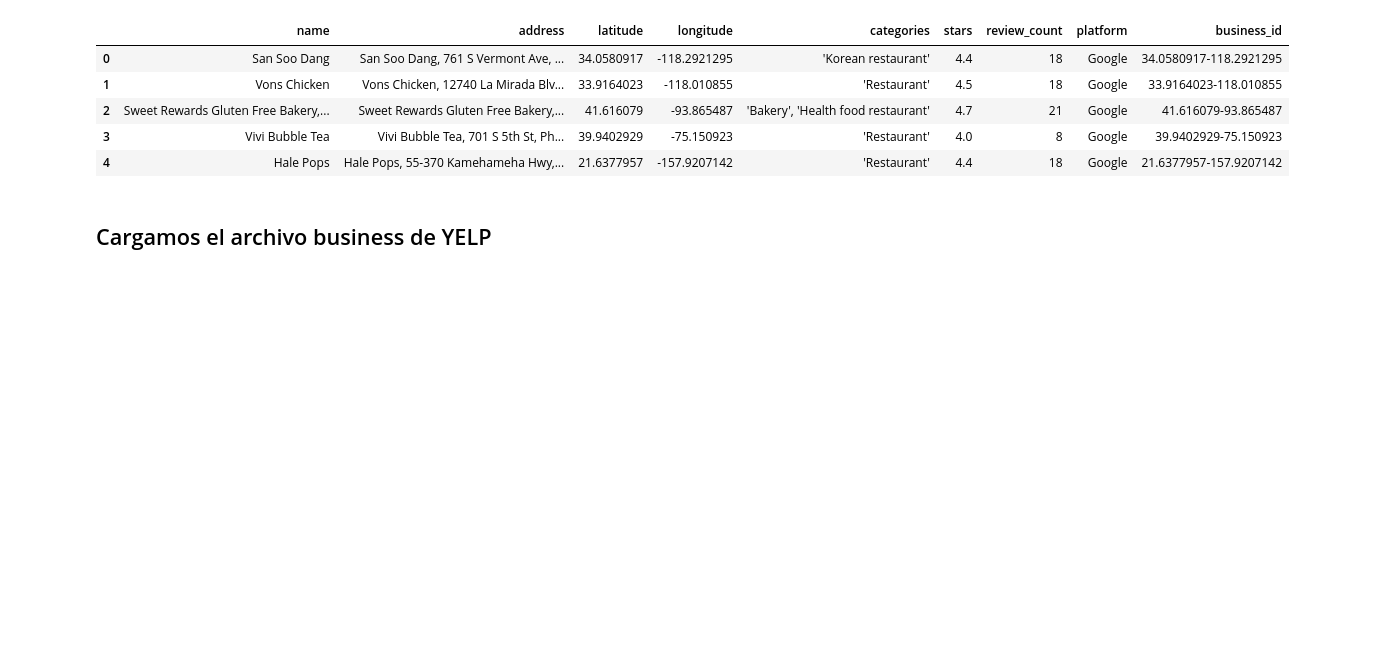
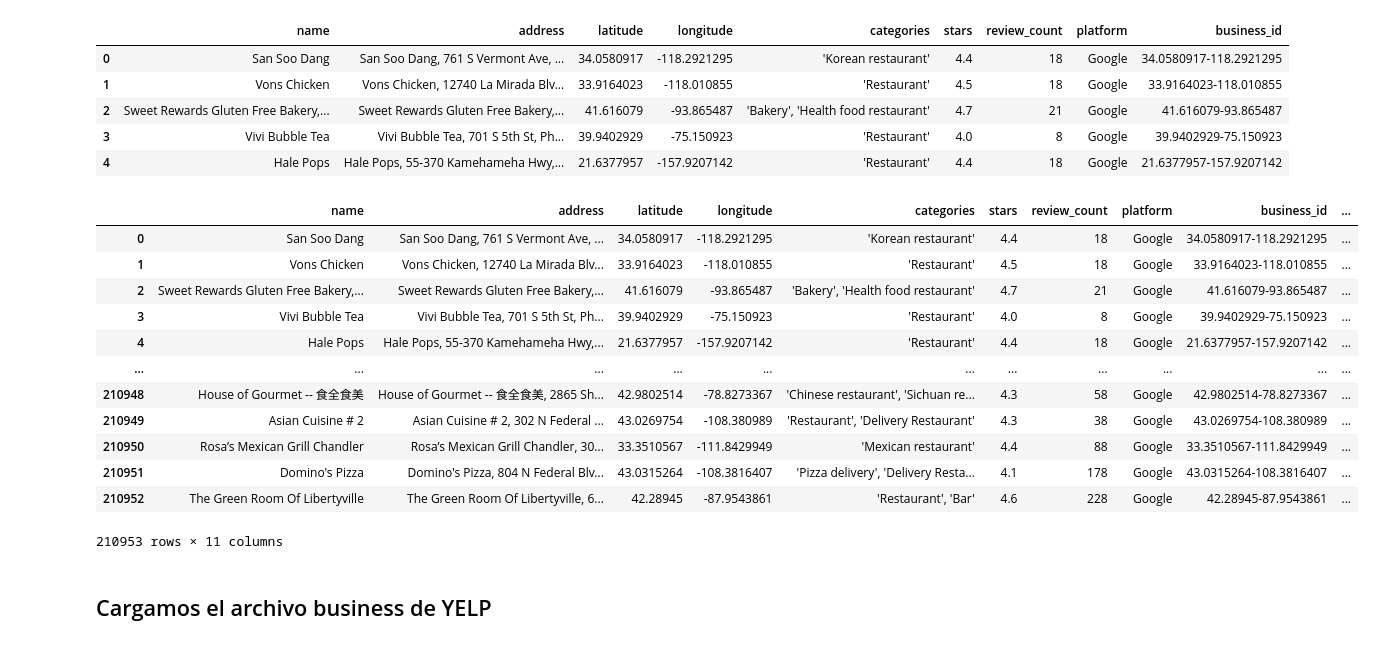
Before and after one commit to LucaTraversa17/ProyectoFinalHenry, a Jupyter notebook: ETL/ETL_UnificacionTablas.ipynb, the cells around one changed output. Saved outputs shown, nothing was run; the diff lists cells and outputs as text; code cells hidden in the pictures; blank space fills up the shorter version.

```diff
--- a/ETL/ETL_UnificacionTablas.ipynb
+++ b/ETL/ETL_UnificacionTablas.ipynb
@@ -59,3 +74,19 @@ df_bgu.head()
+# %%
+df_bgu
+# %% [output]
+|  | name | address | latitude | longitude | categories | stars | review_count | platform | business_id | ... |
+| 0 | San Soo Dang | San Soo Dang, 761 S Vermont Ave, ... | 34.0580917 | -118.2921295 | 'Korean restaurant' | 4.4 | 18 | Google | 34.0580917-118.2921295 | ... |
+| 1 | Vons Chicken | Vons Chicken, 12740 La Mirada Blv... | 33.9164023 | -118.010855 | 'Restaurant' | 4.5 | 18 | Google | 33.9164023-118.010855 | ... |
+| 2 | Sweet Rewards Gluten Free Bakery,... | Sweet Rewards Gluten Free Bakery,... | 41.616079 | -93.865487 | 'Bakery', 'Health food restaurant' | 4.7 | 21 | Google | 41.616079-93.865487 | ... |
+| 3 | Vivi Bubble Tea | Vivi Bubble Tea, 701 S 5th St, Ph... | 39.9402929 | -75.150923 | 'Restaurant' | 4.0 | 8 | Google | 39.9402929-75.150923 | ... |
+| 4 | Hale Pops | Hale Pops, 55-370 Kamehameha Hwy,... | 21.6377957 | -157.9207142 | 'Restaurant' | 4.4 | 18 | Google | 21.6377957-157.9207142 | ... |
+| ... | ... | ... | ... | ... | ... | ... | ... | ... | ... | ... |
+| 210948 | House of Gourmet -- 食全食美 | House of Gourmet -- 食全食美, 2865 Sh... | 42.9802514 | -78.8273367 | 'Chinese restaurant', 'Sichuan re... | 4.3 | 58 | Google | 42.9802514-78.8273367 | ... |
+| 210949 | Asian Cuisine # 2 | Asian Cuisine # 2, 302 N Federal ... | 43.0269754 | -108.380989 | 'Restaurant', 'Delivery Restaurant' | 4.3 | 38 | Google | 43.0269754-108.380989 | ... |
+| 210950 | Rosa’s Mexican Grill Chandler | Rosa’s Mexican Grill Chandler, 30... | 33.3510567 | -111.8429949 | 'Mexican restaurant' | 4.4 | 88 | Google | 33.3510567-111.8429949 | ... |
+| 210951 | Domino's Pizza | Domino's Pizza, 804 N Federal Blv... | 43.0315264 | -108.3816407 | 'Pizza delivery', 'Delivery Resta... | 4.1 | 178 | Google | 43.0315264-108.3816407 | ... |
+| 210952 | The Green Room Of Libertyville | The Green Room Of Libertyville, 6... | 42.28945 | -87.9543861 | 'Restaurant', 'Bar' | 4.6 | 228 | Google | 42.28945-87.9543861 | ... |
+210953 rows × 11 columns
 # %% [markdown]
 ## Cargamos el archivo business de YELP
 # %%
```
Also changed, not shown: parts of 3 cells of this notebook.
